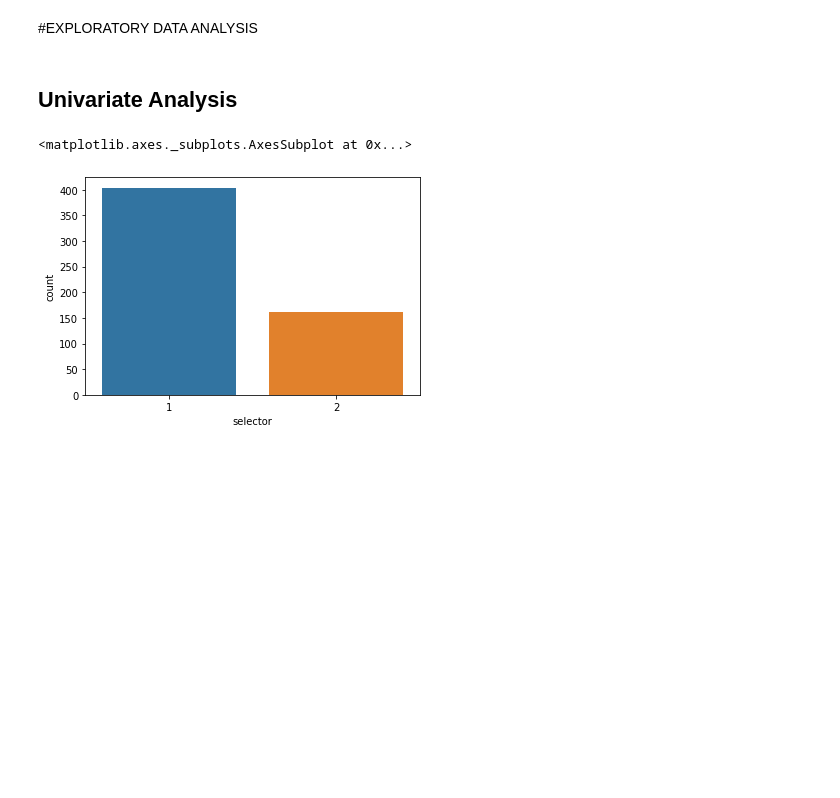
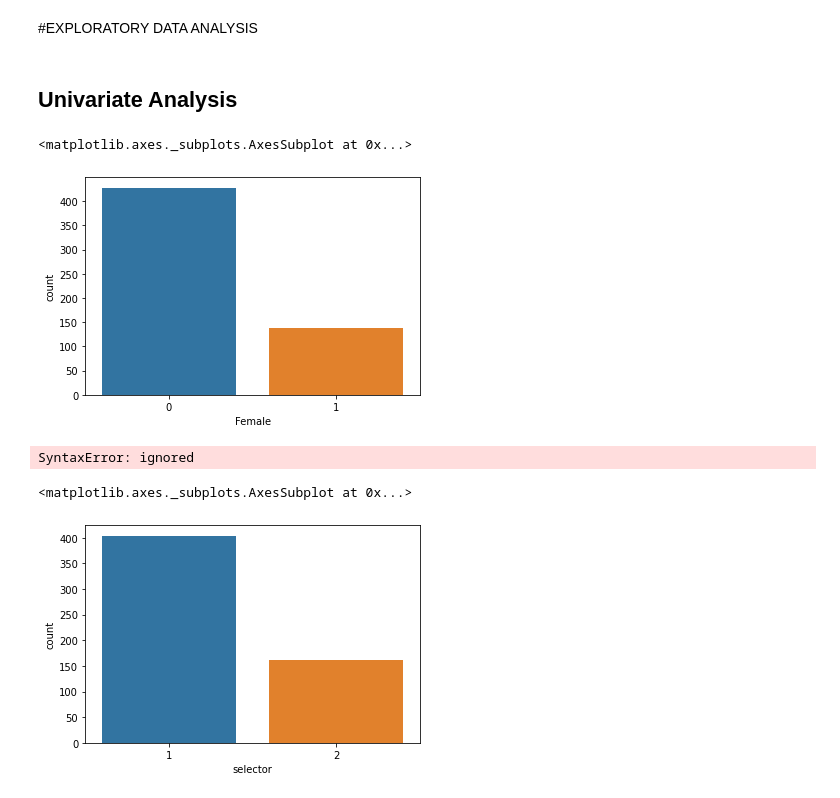
Before and after one commit to MugoChege/Liver-and-Tweets, a Jupyter notebook: Liver.ipynb, the cells around one changed output. Cells and saved outputs as stored; diff of their text form; code cells hidden in the pictures; blank space fills up the shorter version.

```diff
--- a/Liver.ipynb
+++ b/Liver.ipynb
@@ -252,6 +280,17 @@ sure.head()
 toeda = sure.copy()
 # %% [markdown]
 ## Univariate Analysis
+# %%
+#A graphical representation on thenumber of women and the number of me
+
+sns.countplot(toeda['Female'])
+# %% [output]
+<matplotlib.axes._subplots.AxesSubplot at 0x...>
+[figure, added]
+# %%
+plt.bar(toeda['age' , bin = 5 ])
+# %% [output]
+SyntaxError: ignored
 # %%
 #selector is an encoded column that has 1 for the liver disease sample patients and
 # 2 for the non liver disease patients
```
Also changed, not shown: parts of 110 cells of this notebook.
